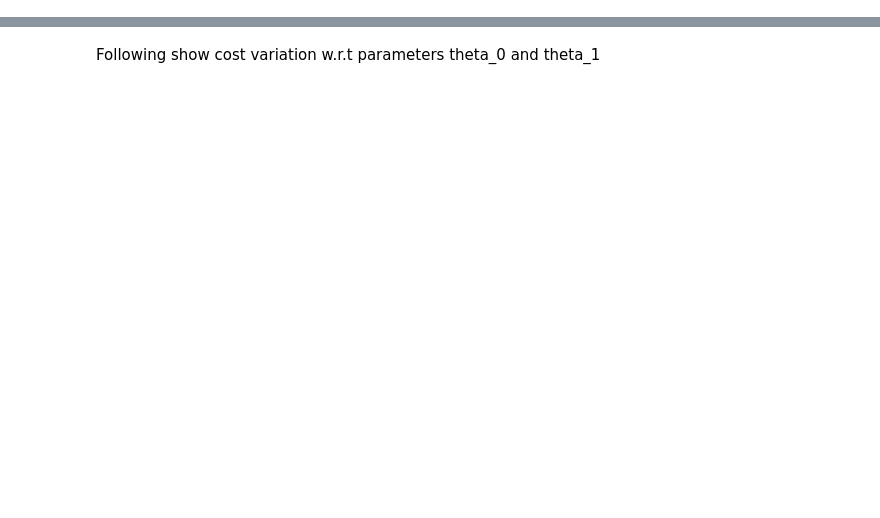
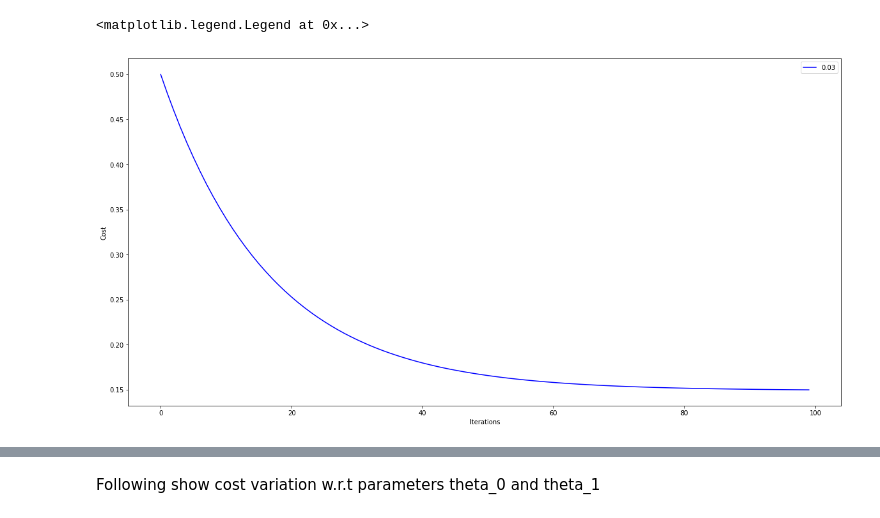
Before and after one commit to saitejamanchi/ML-Algos, a Jupyter notebook: Linear_Regression.ipynb, the cells around one changed output, grey strips where cells are left out. Saved outputs shown, nothing was run; the diff lists cells and outputs as text; code cells hidden in the pictures; blank space fills up the shorter version.

```diff
--- a/Linear_Regression.ipynb
+++ b/Linear_Regression.ipynb
@@ -96,3 +110,13 @@ cost_history, theta = classifier.fit("mse","gd",0.003,100)
+# %%
+#Cost progress in gradient descent
+plt.rcParams["figure.figsize"] = (20,10)
+plt.plot(range(len(cost_history)), cost_history, "b-", label = 0.03)
+plt.xlabel("Iterations")
+plt.ylabel("Cost")
+plt.legend()
+# %% [output]
+<matplotlib.legend.Legend at 0x...>
+[figure, added]
 # %%
 plt.plot(X[:,1:], y, 'bx',label = 'data')
 plt.rcParams["figure.figsize"] = (20,10)
```
Also changed, not shown: parts of 16 cells of this notebook.
